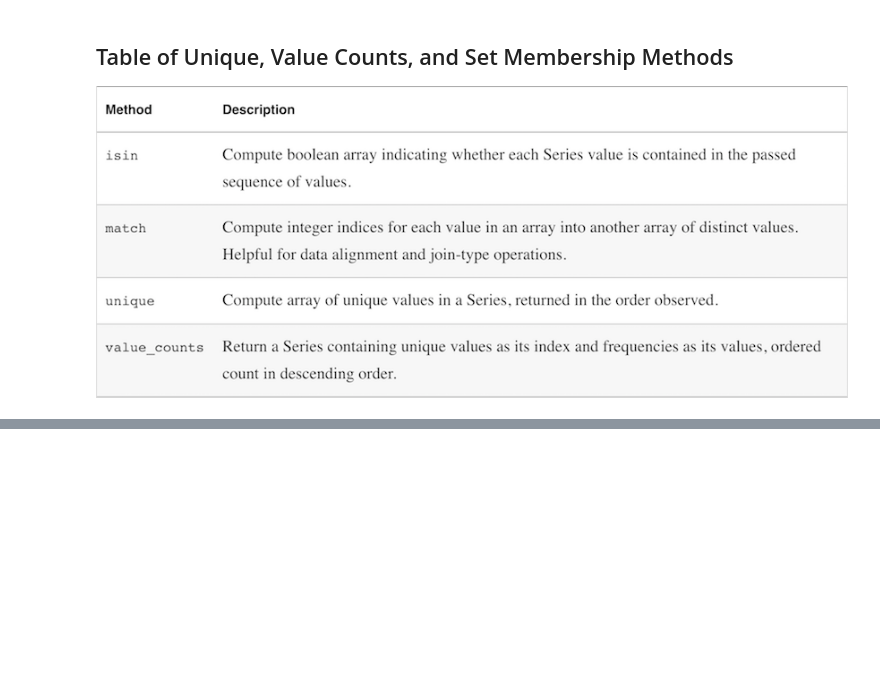
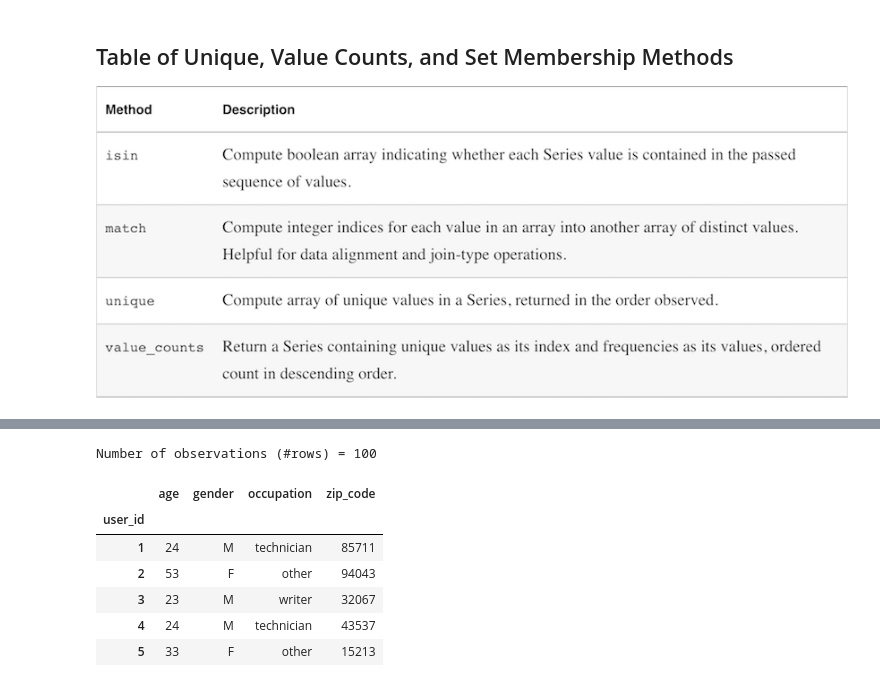
Before and after one commit to fpinell/hands_on_python_for_ds, a Jupyter notebook: notebooks/Lecture_01_Pandas_Matplotlib_.ipynb, the cells around one changed output, grey strips where cells are left out. Cells and saved outputs as stored; diff of their text form; code cells hidden in the pictures; blank space fills up the shorter version.

Commit message:
pandas io and manipulatio

```diff
--- a/notebooks/Lecture_01_Pandas_Matplotlib_.ipynb
+++ b/notebooks/Lecture_01_Pandas_Matplotlib_.ipynb
@@ -1695,0 +1870,14 @@ Row-wise frequency table:
+# %%
+"""
+Suppose the file does not contain any header line. We can still load the file
+telling pandas there is no header AND we can also provide pandas with a list
+of names corresponding to the header we want to use.
+"""
+directory = '/content/drive/Shareddrives/MD2SL-material/data/'
+
+# This is the path to the same file yet without the header line
+path_no_header = directory+'user_occupations_no_header.txt'
+# If the file does not contain the header as the first line
+users = pd.read_csv(path_no_header, sep='|', header=None)
+# Row and column indices fall back to the default RangeIndex (i.e., integers)
+print(users.head(10))
@@ -1695,0 +1949,11 @@ Row-wise frequency table:
+# %%
+"""
+Suppose we want to mark as NA any entry whose value is 'N/A'.
+"""
+path = directory+'user_occupations.txt'
+# Load again the data with the option for handling missing values (na_values)
+users = pd.read_csv(path, sep='|', index_col='user_id', na_values=['N/A'])
+# Alternatively, we can define a dictionary of sentinels, i.e., a set for each column.
+sentinels = {'age': ['inf', 'N/A'], 'zipcode': ['00000']}
+users = pd.read_csv(path, sep='|', index_col='user_id', na_values=sentinels)
+print(users.head(10))
@@ -1695,0 +1987,18 @@ Row-wise frequency table:
+# %%
+"""
+Suppose we want to just read 100 records from our file.
+"""
+# Specify the number of rows to be read
+users_100 = pd.read_csv(path, sep='|', index_col='user_id', nrows=100)
+# Verify that we actually read that many rows
+print("Number of observations (#rows) = {}".format(users_100.shape[0]))
+users_100.head()
+# %% [output]
+Number of observations (#rows) = 100
+|  | age | gender | occupation | zip_code |
+| user_id |  |  |  |  |
+| 1 | 24 | M | technician | 85711 |
+| 2 | 53 | F | other | 94043 |
+| 3 | 23 | M | writer | 32067 |
+| 4 | 24 | M | technician | 43537 |
+| 5 | 33 | F | other | 15213 |
```
Also changed, not shown: parts of 136 cells of this notebook.
